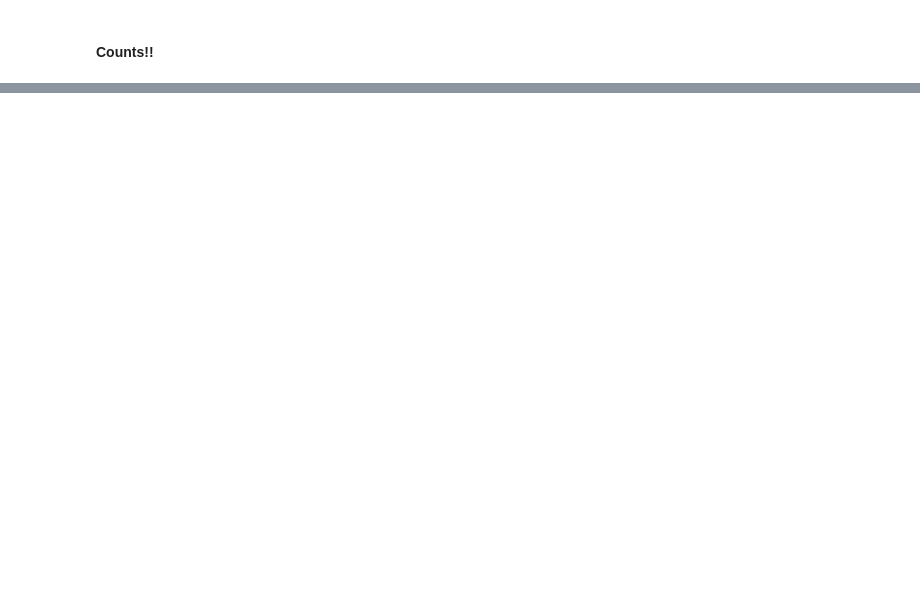
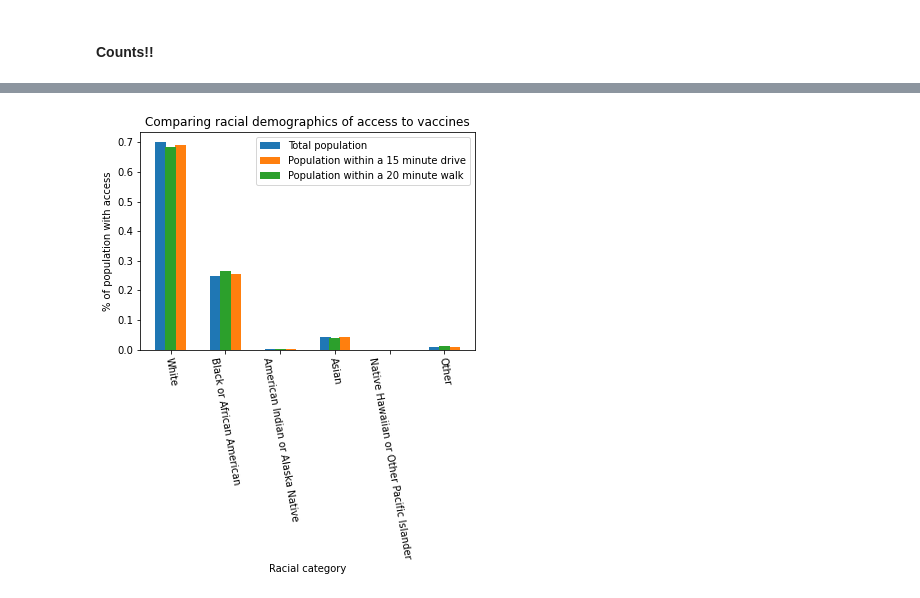
Before and after one commit to LucyMakesMaps/COVID_VaccineClinics, a Jupyter notebook: Notebooks/UnderstandingAccess.ipynb, the cells around one changed output, grey strips where cells are left out. Saved outputs shown, nothing was run; the diff lists cells and outputs as text; code cells hidden in the pictures; blank space fills up the shorter version.

```diff
--- a/Notebooks/UnderstandingAccess.ipynb
+++ b/Notebooks/UnderstandingAccess.ipynb
@@ -146,0 +108,7 @@ walk_count
+# %%
+#Total population distribution based on our aggregated dots
+population = []
+for i in range(len(total)):
+    population.append(total[i]/total[0])
+
+population
@@ -146,0 +123,7 @@ walk_count
+# %%
+#Population with access to a vaccine clinic within a 15 minute drive
+drive_access = []
+for i in range(len(drive15)):
+    drive_access.append(drive15[i]/drive15[0])
+
+drive_access
@@ -146,0 +138,7 @@ walk_count
+# %%
+#Population with access to a vaccine clinic within a 20 min walk
+walk_access = []
+for i in range(len(walk20)):
+    walk_access.append(walk20[i]/walk20[0])
+
+walk_access
@@ -146,0 +153,25 @@ walk_count
+# %%
+labels = ['White', 'Black or African American', 'American Indian or Alaska Native', 'Asian', 'Native Hawaiian or Other Pacific Islander', 'Other']
+
+x = np.arange(len(labels))
+width = .6
+
+fig,ax= plt.subplots()
+tot = ax.bar(x- width * .3, population[1:], width/3, label='Total population')
+dr15 = ax.bar(x + width * .3, drive_access[1:], width/3, label='Population within a 15 minute drive')
+wk20 = ax.bar(x, walk_access[1:], width/3, label='Population within a 20 minute walk')
+
+ax.set_ylabel('% of population with access')
+ax.set_xlabel('Racial category')
+ax.set_title('Comparing racial demographics of access to vaccines')
+
+ax.set_xticks(x)
+
+plt.draw()
+ax.set_xticklabels(labels, rotation =-80)
+
+ax.legend()
+
+plt.show()
+# %% [output]
+[figure, added]
```
Also changed, not shown: parts of 23 cells of this notebook.
